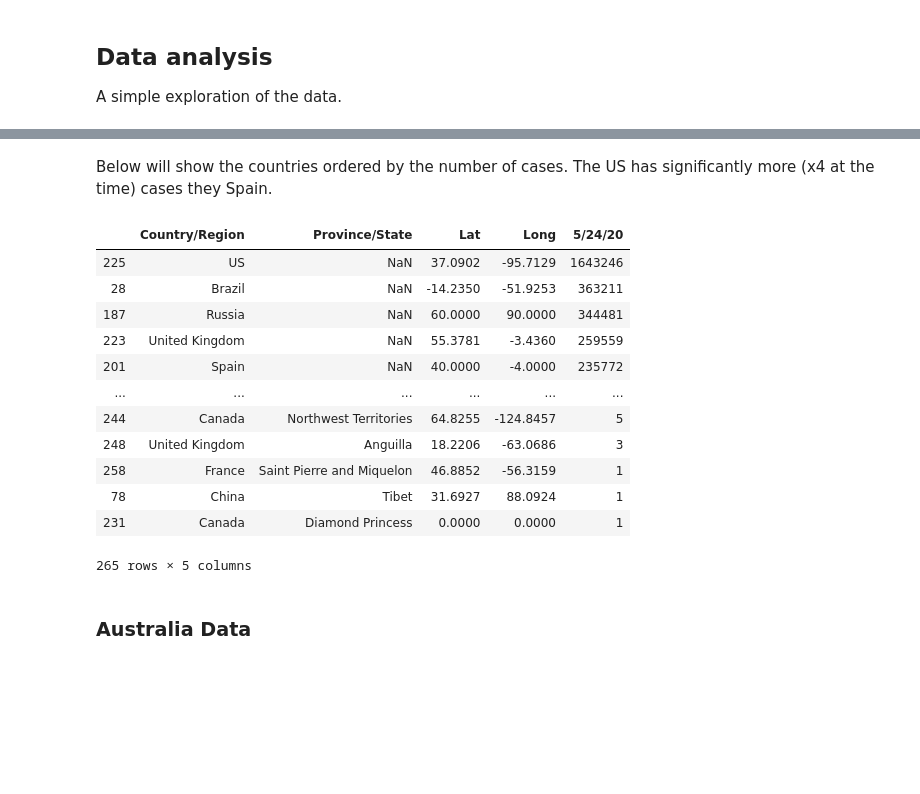
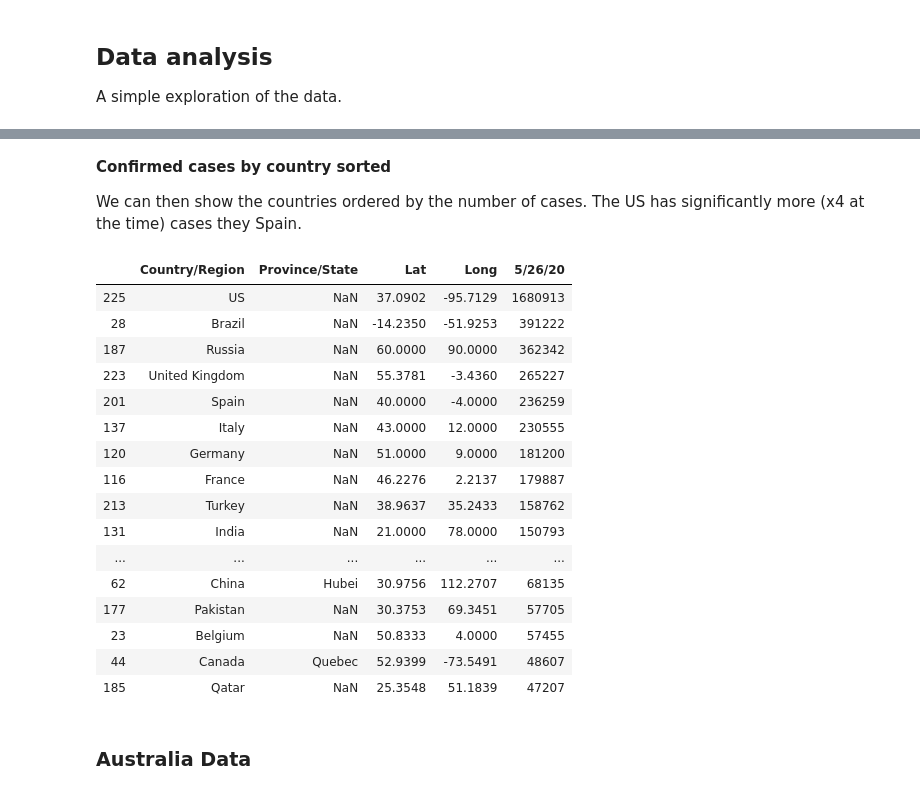
Before and after one commit to Ccamm/coronavirus_network, a Jupyter notebook: coronavirus_timeline.ipynb, the cells around one changed output, grey strips where cells are left out. Cells and saved outputs as stored; diff of their text form; code cells hidden in the pictures; blank space fills up the shorter version.

```diff
--- a/coronavirus_timeline.ipynb
+++ b/coronavirus_timeline.ipynb
@@ -161,23 +169,29 @@ Latest date:  5/24/20
 265 rows × 5 columns
 # %% [markdown]
-Below will show the countries ordered by the number of cases. The US has significantly more (x4 at the time) cases they Spain.
+**Confirmed cases by country sorted**
+
+We can then show the countries ordered by the number of cases. The US has significantly more (x4 at the time) cases they Spain.
 # %%
 dfsorted = df.sort_values(latest_date, ascending=False)
-dfsorted
+dfsorted.head(20)
 # %% [output]
-|  | Country/Region | Province/State | Lat | Long | 5/24/20 |
-| 225 | US | NaN | 37.0902 | -95.7129 | 1643246 |
-| 28 | Brazil | NaN | -14.2350 | -51.9253 | 363211 |
-| 187 | Russia | NaN | 60.0000 | 90.0000 | 344481 |
-| 223 | United Kingdom | NaN | 55.3781 | -3.4360 | 259559 |
-| 201 | Spain | NaN | 40.0000 | -4.0000 | 235772 |
+|  | Country/Region | Province/State | Lat | Long | 5/26/20 |
+| 225 | US | NaN | 37.0902 | -95.7129 | 1680913 |
+| 28 | Brazil | NaN | -14.2350 | -51.9253 | 391222 |
+| 187 | Russia | NaN | 60.0000 | 90.0000 | 362342 |
+| 223 | United Kingdom | NaN | 55.3781 | -3.4360 | 265227 |
+| 201 | Spain | NaN | 40.0000 | -4.0000 | 236259 |
+| 137 | Italy | NaN | 43.0000 | 12.0000 | 230555 |
+| 120 | Germany | NaN | 51.0000 | 9.0000 | 181200 |
+| 116 | France | NaN | 46.2276 | 2.2137 | 179887 |
+| 213 | Turkey | NaN | 38.9637 | 35.2433 | 158762 |
+| 131 | India | NaN | 21.0000 | 78.0000 | 150793 |
 | ... | ... | ... | ... | ... | ... |
-| 244 | Canada | Northwest Territories | 64.8255 | -124.8457 | 5 |
-| 248 | United Kingdom | Anguilla | 18.2206 | -63.0686 | 3 |
-| 258 | France | Saint Pierre and Miquelon | 46.8852 | -56.3159 | 1 |
-| 78 | China | Tibet | 31.6927 | 88.0924 | 1 |
-| 231 | Canada | Diamond Princess | 0.0000 | 0.0000 | 1 |
+| 62 | China | Hubei | 30.9756 | 112.2707 | 68135 |
+| 177 | Pakistan | NaN | 30.3753 | 69.3451 | 57705 |
+| 23 | Belgium | NaN | 50.8333 | 4.0000 | 57455 |
+| 44 | Canada | Quebec | 52.9399 | -73.5491 | 48607 |
+| 185 | Qatar | NaN | 25.3548 | 51.1839 | 47207 |
-265 rows × 5 columns
 # %% [markdown]
 ### Australia Data
 # %%
```
Also changed, not shown: parts of 94 cells of this notebook, 1 other file.
